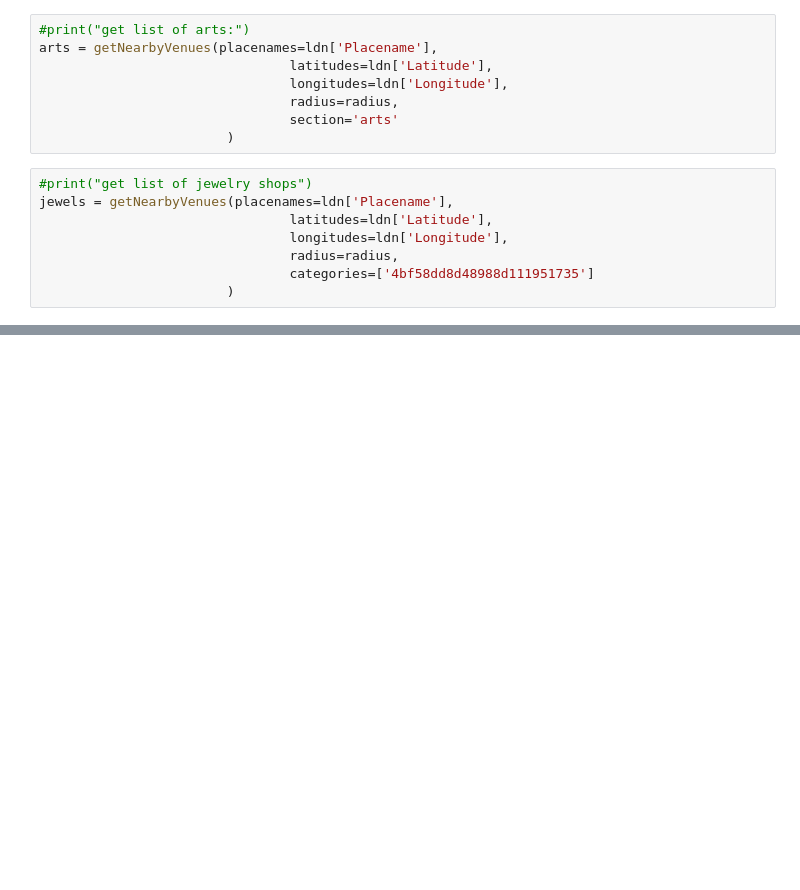
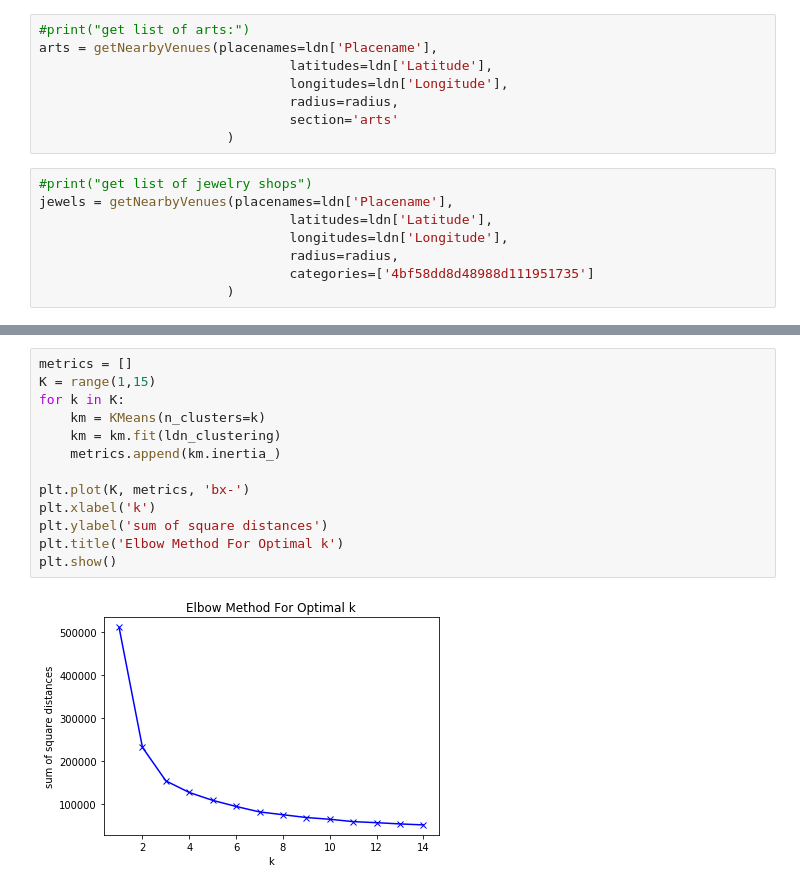
Before and after one commit to cuajo13/Coursera_Capstone, a Jupyter notebook: Battle of the Neighbourhoods Final.ipynb, the cells around one changed output, grey strips where cells are left out. Saved outputs shown, nothing was run; the diff lists cells and outputs as text; blank space fills up the shorter version.

```diff
--- a/Battle of the Neighbourhoods Final.ipynb
+++ b/Battle of the Neighbourhoods Final.ipynb
@@ -347,0 +552,15 @@ Now we have some data, we can do some exploration.
+# %%
+metrics = []
+K = range(1,15)
+for k in K:
+    km = KMeans(n_clusters=k)
+    km = km.fit(ldn_clustering)
+    metrics.append(km.inertia_)
+
+plt.plot(K, metrics, 'bx-')
+plt.xlabel('k')
+plt.ylabel('sum of square distances')
+plt.title('Elbow Method For Optimal k')
+plt.show()
+# %% [output]
+[figure, added]
```
Also changed, not shown: parts of 30 cells of this notebook.
